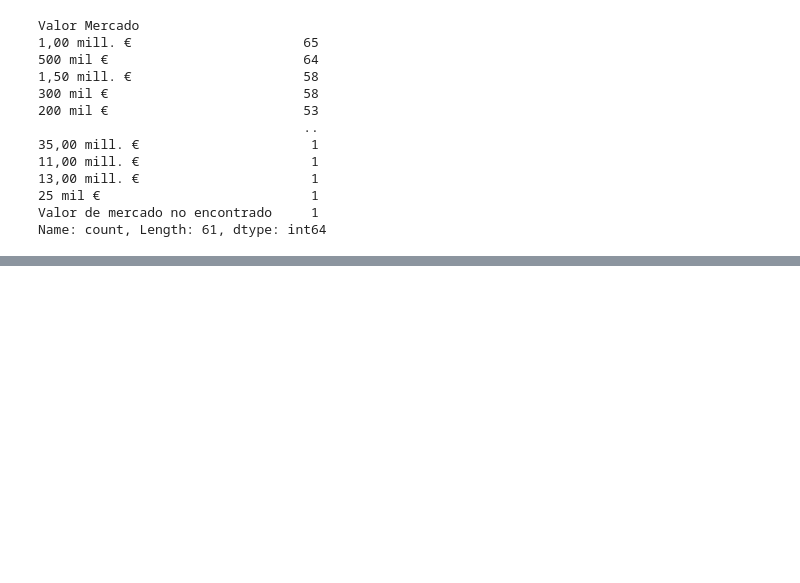
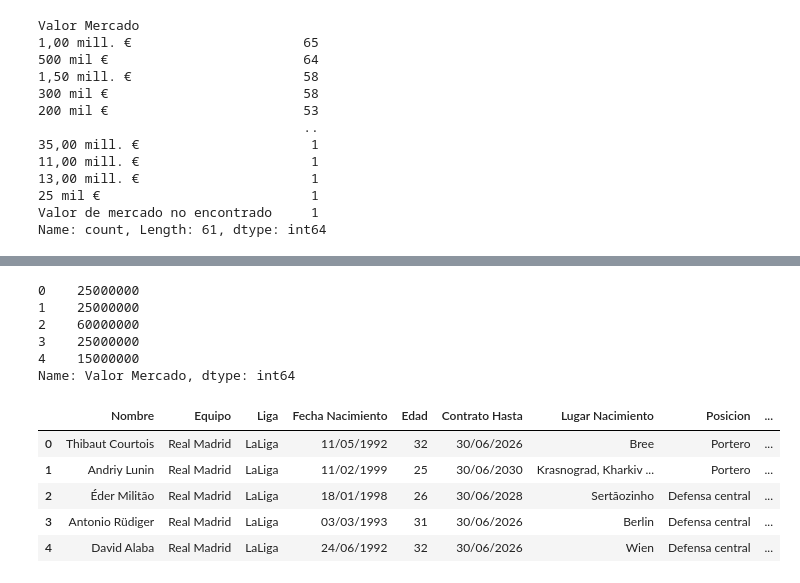
Before and after one commit to Lokhy87/DV7_GROUP, a Jupyter notebook: DB_1a_2da.ipynb, the cells around one changed output, grey strips where cells are left out. Cells and saved outputs as stored; diff of their text form; code cells hidden in the pictures; blank space fills up the shorter version.

```diff
--- a/DB_1a_2da.ipynb
+++ b/DB_1a_2da.ipynb
@@ -259,0 +281,33 @@ df_ligas_limpio[df_ligas_limpio['Nombre'] == 'Ander Martín']
+# %%
+def clean_valor_mercado(valor):
+    if isinstance(valor, str):  # Verificar si el valor es un string
+        valor = valor.replace("€", "").strip()
+        if "mill." in valor:
+            return float(valor.replace("mill.", "").replace(",", ".")) * 1_000_000
+        elif "mil" in valor:
+            return float(valor.replace("mil", "").replace(",", ".")) * 1_000
+    return None  # Devolver None si el formato no es esperado
+
+# Aplicar la función de limpieza y reemplazar NaN con 0 antes de convertir a enteros
+df_ligas_limpio['Valor Mercado'] = df_ligas_limpio['Valor Mercado'].apply(clean_valor_mercado).fillna(0).astype(int)
+
+# Convertir "Edad" a numérico, reemplazar NaN con 0, y luego a entero
+df_ligas_limpio['Edad'] = pd.to_numeric(df_ligas_limpio['Edad'], errors='coerce').fillna(0).astype(int)
+# %%
+df_ligas_limpio['Valor Mercado'].head()
+# %% [output]
+0    25000000
+1    25000000
+2    60000000
+3    25000000
+4    15000000
+Name: Valor Mercado, dtype: int64
+# %%
+df_ligas_limpio.head()
+# %% [output]
+|  | Nombre | Equipo | Liga | Fecha Nacimiento | Edad | Contrato Hasta | Lugar Nacimiento | Posicion | ... |
+| 0 | Thibaut Courtois | Real Madrid | LaLiga | 11/05/1992 | 32 | 30/06/2026 | Bree | Portero | ... |
+| 1 | Andriy Lunin | Real Madrid | LaLiga | 11/02/1999 | 25 | 30/06/2030 | Krasnograd, Kharkiv ... | Portero | ... |
+| 2 | Éder Militão | Real Madrid | LaLiga | 18/01/1998 | 26 | 30/06/2028 | Sertãozinho | Defensa central | ... |
+| 3 | Antonio Rüdiger | Real Madrid | LaLiga | 03/03/1993 | 31 | 30/06/2026 | Berlin | Defensa central | ... |
+| 4 | David Alaba | Real Madrid | LaLiga | 24/06/1992 | 32 | 30/06/2026 | Wien | Defensa central | ... |
```
Also changed, not shown: parts of 4 cells of this notebook, 2 other files.
